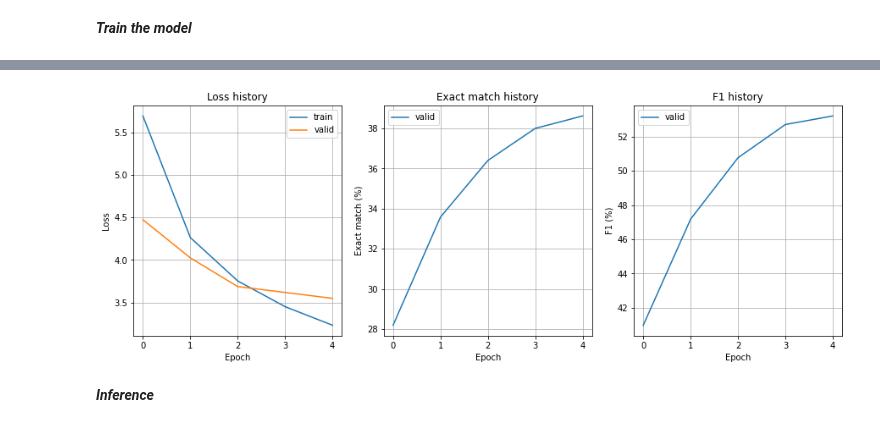
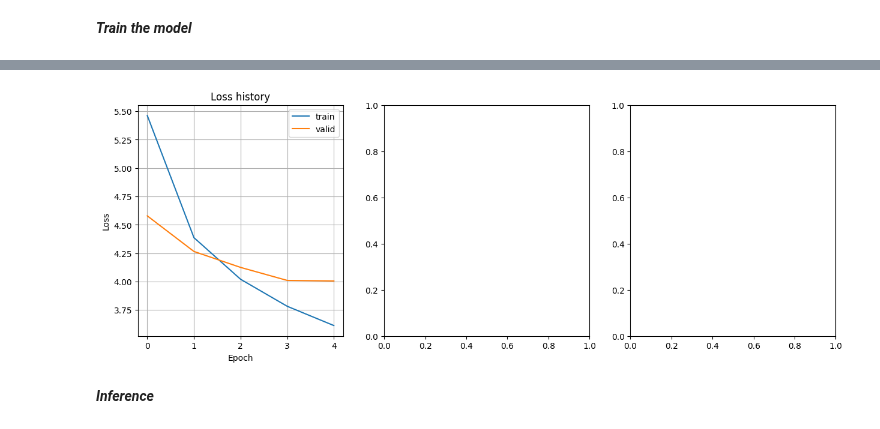
Before and after one commit to dksifoua/Question-Answering, a Jupyter notebook: notebooks/1 - DrQA, Document reader Question Answering.ipynb, the cells around one changed output, grey strips where cells are left out. Cells and saved outputs as stored; diff of their text form; code cells hidden in the pictures.

```diff
--- a/notebooks/1 - DrQA, Document reader Question Answering.ipynb
+++ b/notebooks/1 - DrQA, Document reader Question Answering.ipynb
@@ -568,6 +580,6 @@ Words found: 54428/71773
 # %%
-n_words = 0
-for word in tqdm.tqdm(text_vocabulary.vocabulary, total=len(text_vocabulary.vocabulary)):
-    if nlp(word).has_vector:
-        n_words += 1
-print(f"Words found: {n_words}/{len(text_vocabulary)}")
+# n_words = 0
+# for word in tqdm.tqdm(text_vocabulary.vocabulary, total=len(text_vocabulary.vocabulary)):
+#     if nlp(word).has_vector:
+#         n_words += 1
+# print(f"Words found: {n_words}/{len(text_vocabulary)}")
@@ -949,4 +1061,5 @@ HIDDEN_SIZE = 128
 DROPOUT = 0.3
 N_EPOCHS = 5
 GRAD_CLIP = 1.0
+LEARNING_RATE = 0.01
 # %%
@@ -984,4 +1106,9 @@ DrQA(
 )
 # %%
 !mkdir -p ./checkpoints
-history = trainer.train(train_loader=train_dataloader, valid_loader=valid_dataloader, n_epochs=N_EPOCHS, grad_clip=GRAD_CLIP)
+history = trainer.train(
+    train_loader=train_dataloader,
+    valid_loader=valid_dataloader,
+    n_epochs=N_EPOCHS,
+    gradient_clipping=GRAD_CLIP
+)
@@ -994,31 +1115,31 @@ EM=38.615% - F1=53.212%
 # %%
 _, axes = plt.subplots(1, 3, figsize=(15, 5))
 
 axes[0].plot(history['loss'], label='train')
-axes[0].plot(history['val_loss'], label='valid')
+axes[0].plot(history['valid_loss'], label='valid')
 axes[0].set_title('Loss history')
 axes[0].set_xlabel('Epoch')
 axes[0].set_ylabel('Loss')
 axes[0].grid(True)
 axes[0].legend()
 
-axes[1].plot(history['em'], label='valid')
-axes[1].set_title('Exact match history')
-axes[1].set_xlabel('Epoch')
-axes[1].set_ylabel('Exact match (%)')
-axes[1].grid(True)
-axes[1].legend()
+# axes[1].plot(history['em'], label='valid')
+# axes[1].set_title('Exact match history')
+# axes[1].set_xlabel('Epoch')
+# axes[1].set_ylabel('Exact match (%)')
+# axes[1].grid(True)
+# axes[1].legend()
 
-axes[2].plot(history['f1'], label='valid')
-axes[2].set_title('F1 history')
-axes[2].set_xlabel('Epoch')
-axes[2].set_ylabel('F1 (%)')
-axes[2].grid(True)
-axes[2].legend()
+# axes[2].plot(history['f1'], label='valid')
+# axes[2].set_title('F1 history')
+# axes[2].set_xlabel('Epoch')
+# axes[2].set_ylabel('F1 (%)')
+# axes[2].grid(True)
+# axes[2].legend()
 
 plt.show()
 # %% [output]
-[figure, old version]
+[figure, new version]
 # %% [markdown]
 ***Inference***
 # %%
```
Also changed, not shown: parts of 44 cells of this notebook, 4 other files.
